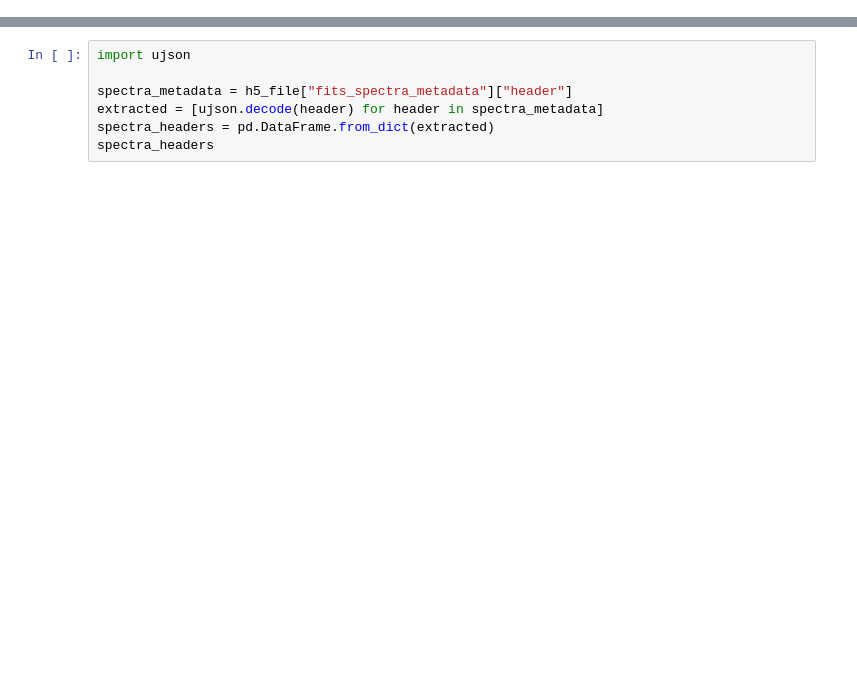
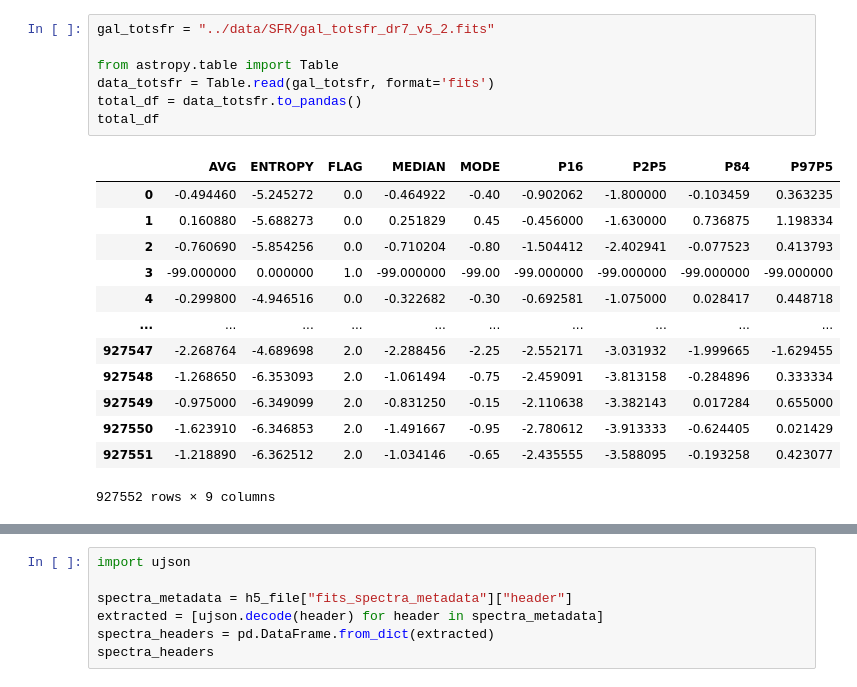
Before and after one commit to nadvornikjiri/HiSS-Cube, a Jupyter notebook: notebooks/SNR tests.ipynb, the cells around one changed output, grey strips where cells are left out. Drawn from its saved outputs; the diff is of its cells as text; blank space fills up the shorter version.

```diff
--- a/notebooks/SNR tests.ipynb
+++ b/notebooks/SNR tests.ipynb
@@ -66,0 +73,21 @@ df_concat
+# %%
+gal_totsfr = "../data/SFR/gal_totsfr_dr7_v5_2.fits"
+
+from astropy.table import Table
+data_totsfr = Table.read(gal_totsfr, format='fits')
+total_df = data_totsfr.to_pandas()
+total_df
+# %% [output]
+|  | AVG | ENTROPY | FLAG | MEDIAN | MODE | P16 | P2P5 | P84 | P97P5 |
+| 0 | -0.494460 | -5.245272 | 0.0 | -0.464922 | -0.40 | -0.902062 | -1.800000 | -0.103459 | 0.363235 |
+| 1 | 0.160880 | -5.688273 | 0.0 | 0.251829 | 0.45 | -0.456000 | -1.630000 | 0.736875 | 1.198334 |
+| 2 | -0.760690 | -5.854256 | 0.0 | -0.710204 | -0.80 | -1.504412 | -2.402941 | -0.077523 | 0.413793 |
+| 3 | -99.000000 | 0.000000 | 1.0 | -99.000000 | -99.00 | -99.000000 | -99.000000 | -99.000000 | -99.000000 |
+| 4 | -0.299800 | -4.946516 | 0.0 | -0.322682 | -0.30 | -0.692581 | -1.075000 | 0.028417 | 0.448718 |
+| ... | ... | ... | ... | ... | ... | ... | ... | ... | ... |
+| 927547 | -2.268764 | -4.689698 | 2.0 | -2.288456 | -2.25 | -2.552171 | -3.031932 | -1.999665 | -1.629455 |
+| 927548 | -1.268650 | -6.353093 | 2.0 | -1.061494 | -0.75 | -2.459091 | -3.813158 | -0.284896 | 0.333334 |
+| 927549 | -0.975000 | -6.349099 | 2.0 | -0.831250 | -0.15 | -2.110638 | -3.382143 | 0.017284 | 0.655000 |
+| 927550 | -1.623910 | -6.346853 | 2.0 | -1.491667 | -0.95 | -2.780612 | -3.913333 | -0.624405 | 0.021429 |
+| 927551 | -1.218890 | -6.362512 | 2.0 | -1.034146 | -0.65 | -2.435555 | -3.588095 | -0.193258 | 0.423077 |
+927552 rows × 9 columns
```
Also changed, not shown: parts of 8 cells of this notebook, 11 other files.
